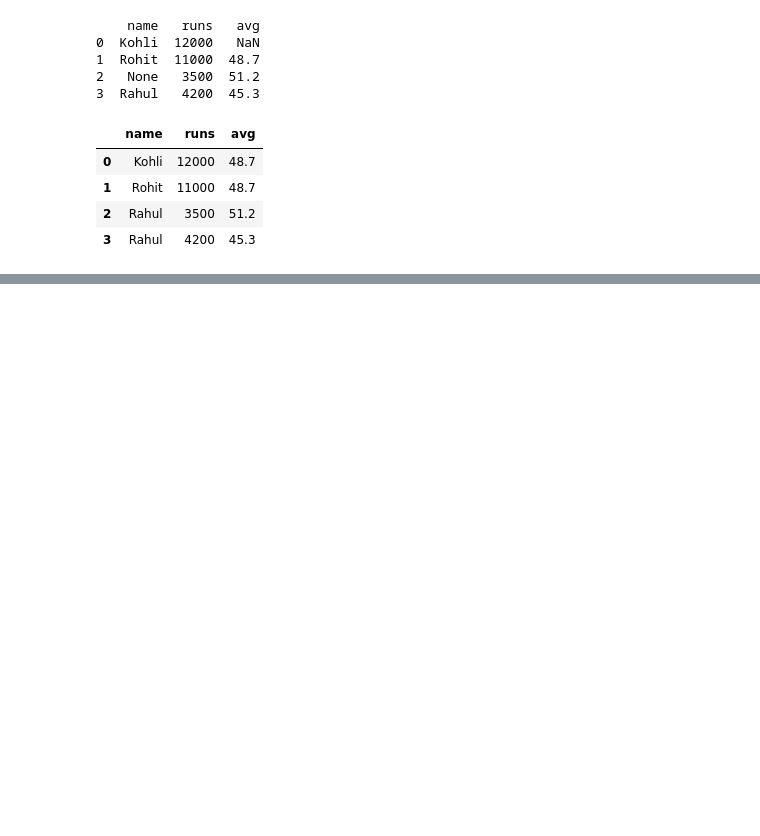
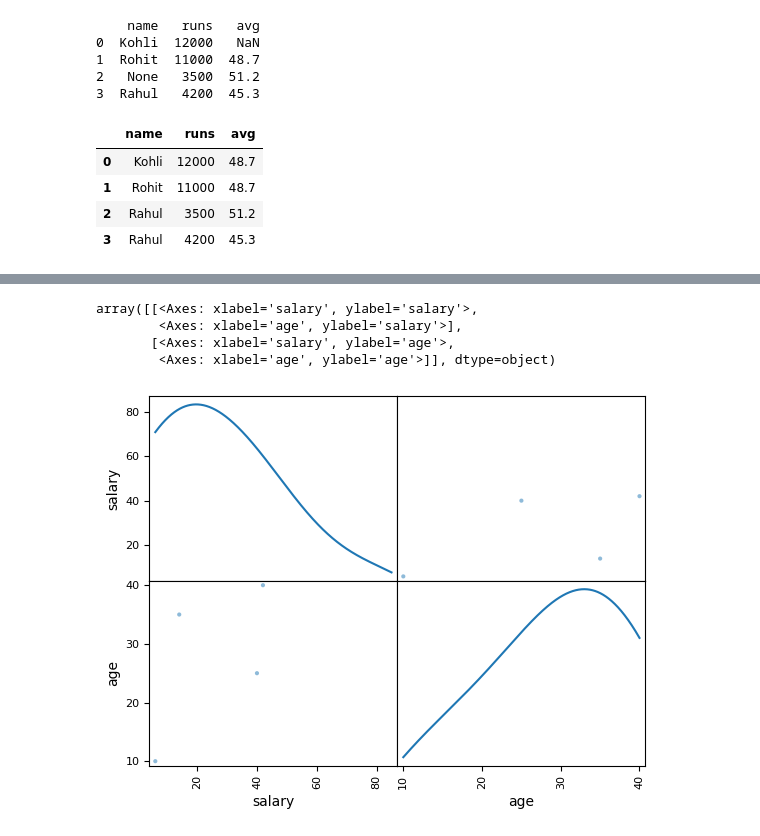
Before and after one commit to vedpcse-stack/Machine-Learning, a Jupyter notebook: Pandas/Extra_practice.ipynb, the cells around one changed output, grey strips where cells are left out. Cells and saved outputs as stored; diff of their text form; code cells hidden in the pictures; blank space fills up the shorter version.

```diff
--- a/Pandas/Extra_practice.ipynb
+++ b/Pandas/Extra_practice.ipynb
@@ -53,0 +193,6 @@ df.sort_values(by='name', ascending=[True])
+# %%
+df = pd.DataFrame({
+    'salary': [40,6,14,9,42,85],
+    'age':    [25,10,35,None,40,None],
+})
+df
@@ -53,0 +237,8 @@ df.sort_values(by='name', ascending=[True])
+# %%
+pd.plotting.scatter_matrix(df , diagonal='kde' , hist_kwds={'color' : 'red'})
+# %% [output]
+array([[<Axes: xlabel='salary', ylabel='salary'>,
+        <Axes: xlabel='age', ylabel='salary'>],
+       [<Axes: xlabel='salary', ylabel='age'>,
+        <Axes: xlabel='age', ylabel='age'>]], dtype=object)
+[figure, added]
```
Also changed, not shown: parts of 67 cells of this notebook, 4 other files.
